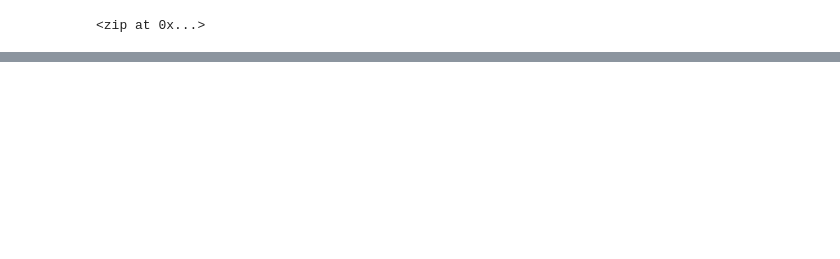
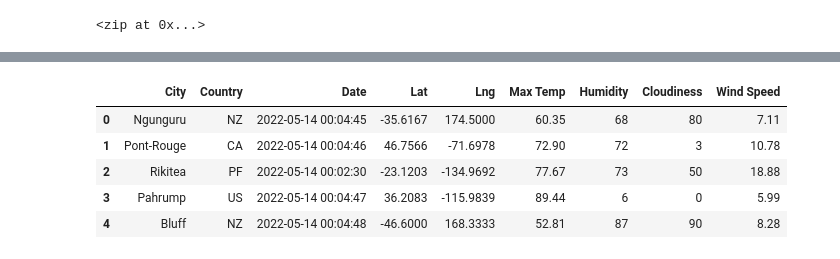
Before and after one commit to Trevor-Jackson94/World_Weather_Analysis, a Jupyter notebook: WeatherPy.ipynb, the cells around one changed output, grey strips where cells are left out. Cells and saved outputs as stored; diff of their text form; code cells hidden in the pictures; blank space fills up the shorter version.

```diff
--- a/WeatherPy.ipynb
+++ b/WeatherPy.ipynb
@@ -32,0 +150,11 @@ len(cities)
+# %%
+column_order = ['City','Country','Date','Lat','Lng','Max Temp', 'Humidity','Cloudiness','Wind Speed']
+city_data_df = city_data_df[column_order]
+city_data_df.head()
+# %% [output]
+|  | City | Country | Date | Lat | Lng | Max Temp | Humidity | Cloudiness | Wind Speed |
+| 0 | Ngunguru | NZ | 2022-05-14 00:04:45 | -35.6167 | 174.5000 | 60.35 | 68 | 80 | 7.11 |
+| 1 | Pont-Rouge | CA | 2022-05-14 00:04:46 | 46.7566 | -71.6978 | 72.90 | 72 | 3 | 10.78 |
+| 2 | Rikitea | PF | 2022-05-14 00:02:30 | -23.1203 | -134.9692 | 77.67 | 73 | 50 | 18.88 |
+| 3 | Pahrump | US | 2022-05-14 00:04:47 | 36.2083 | -115.9839 | 89.44 | 6 | 0 | 5.99 |
+| 4 | Bluff | NZ | 2022-05-14 00:04:48 | -46.6000 | 168.3333 | 52.81 | 87 | 90 | 8.28 |
```
Also changed, not shown: parts of 10 cells of this notebook, 2 other files.
